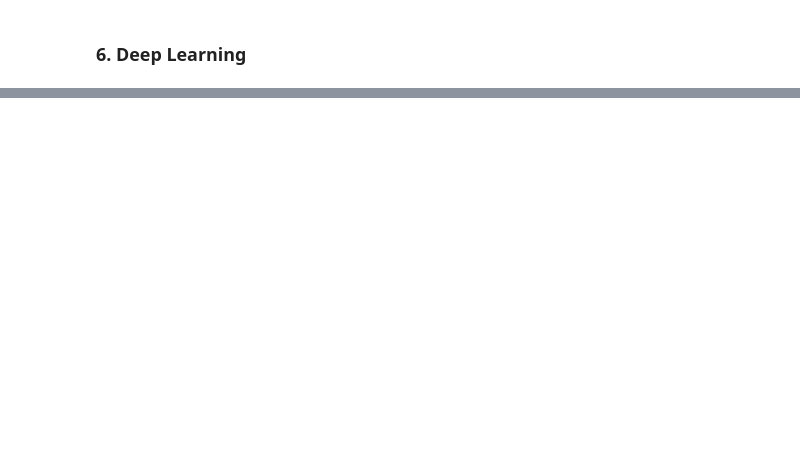
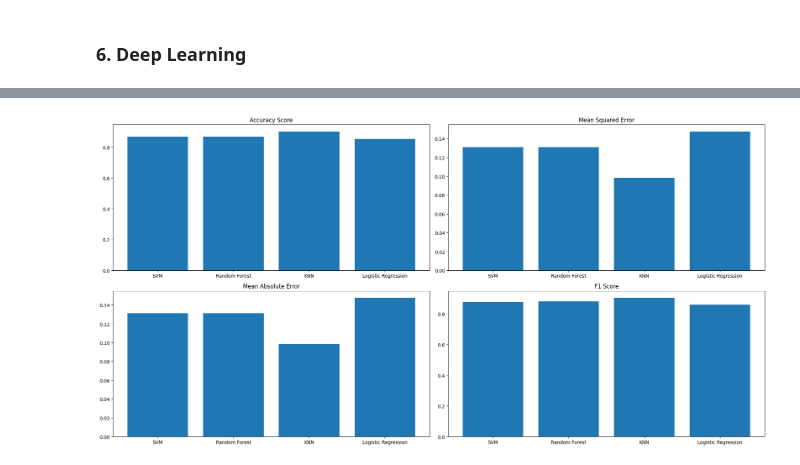
Before and after one commit to shreyash-jais-02/Heart-Disease-Prediction, a Jupyter notebook: Heart Disease prediction.ipynb, the cells around one changed output, grey strips where cells are left out. Cells and saved outputs as stored; diff of their text form; code cells hidden in the pictures; blank space fills up the shorter version.

```diff
--- a/Heart Disease prediction.ipynb
+++ b/Heart Disease prediction.ipynb
@@ -288,0 +489,30 @@ Model Accuracy: 0.9016
+# %%
+# Create subplots
+fig, ax = plt.subplots(2, 2, figsize=(20, 10))
+
+# Accuracy Score
+models = ['SVM', 'Random Forest', 'KNN', 'Logistic Regression']
+accuracy_scores = [accuracy_score(y_test, svm_pred), accuracy_score(y_test, rf_pred), accuracy_score(y_test, knn_pred), accuracy_score(y_test, logreg_pred)]
+ax[0, 0].bar(models, accuracy_scores)
+ax[0, 0].set_title('Accuracy Score')
+
+# Mean Squared Error
+mse_scores = [mean_squared_error(y_test, svm_pred), mean_squared_error(y_test, rf_pred), mean_squared_error(y_test, knn_pred), mean_squared_error(y_test, logreg_pred)]
+ax[0, 1].bar(models, mse_scores)
+ax[0, 1].set_title('Mean Squared Error')
+
+# Mean Absolute Error
+mae_scores = [mean_absolute_error(y_test, svm_pred), mean_absolute_error(y_test, rf_pred), mean_absolute_error(y_test, knn_pred), mean_absolute_error(y_test, logreg_pred)]
+ax[1, 0].bar(models, mae_scores)
+ax[1, 0].set_title('Mean Absolute Error')
+
+# F1 Score
+f1_scores = [f1_score(y_test, svm_pred), f1_score(y_test, rf_pred), f1_score(y_test, knn_pred), f1_score(y_test, logreg_pred)]
+ax[1, 1].bar(models, f1_scores)
+ax[1, 1].set_title('F1 Score')
+
+# Display the plots
+plt.tight_layout()
+plt.show()
+# %% [output]
+[figure, added]
```
Also changed, not shown: parts of 13 cells of this notebook.
